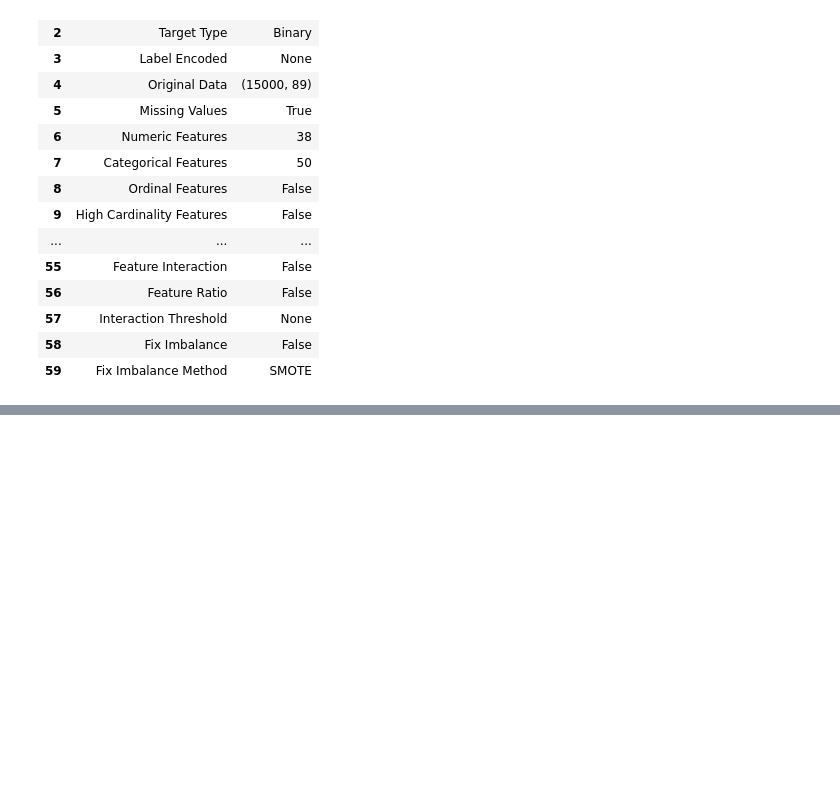
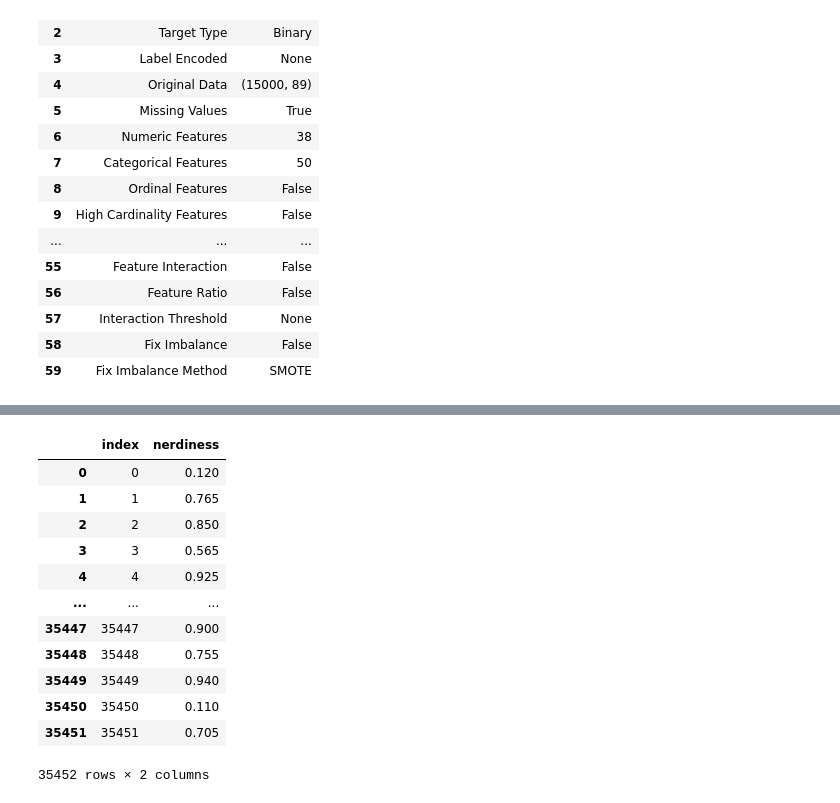
Before and after one commit to P-C-Space/MyDataAnalysis02, a Jupyter notebook: psychological/fixline5.ipynb, the cells around one changed output, grey strips where cells are left out. Drawn from its saved outputs; the diff is of its cells as text; code cells hidden in the pictures; blank space fills up the shorter version.

```diff
--- a/psychological/fixline5.ipynb
+++ b/psychological/fixline5.ipynb
@@ -191,0 +184,2 @@ model2 = create_model('et')
+# %%
+predictions = predict_model(final_model, data = test)
@@ -191,0 +216,2 @@ model2 = create_model('et')
+# %%
+predictions.loc[predictions['Label'] == 0, 'Score'] = 1 - predictions.loc[predictions['Label'] == 0, 'Score']
@@ -191,0 +233,2 @@ model2 = create_model('et')
+# %%
+sub = predictions['Score']
@@ -191,0 +250,20 @@ model2 = create_model('et')
+# %%
+submission = pd.read_csv('./data/sample_submission.csv')
+
+submission['nerdiness'] = sub
+# %%
+submission
+# %% [output]
+|  | index | nerdiness |
+| 0 | 0 | 0.120 |
+| 1 | 1 | 0.765 |
+| 2 | 2 | 0.850 |
+| 3 | 3 | 0.565 |
+| 4 | 4 | 0.925 |
+| ... | ... | ... |
+| 35447 | 35447 | 0.900 |
+| 35448 | 35448 | 0.755 |
+| 35449 | 35449 | 0.940 |
+| 35450 | 35450 | 0.110 |
+| 35451 | 35451 | 0.705 |
+35452 rows × 2 columns
```
Also changed, not shown: parts of 12 cells of this notebook, 8 other files.
